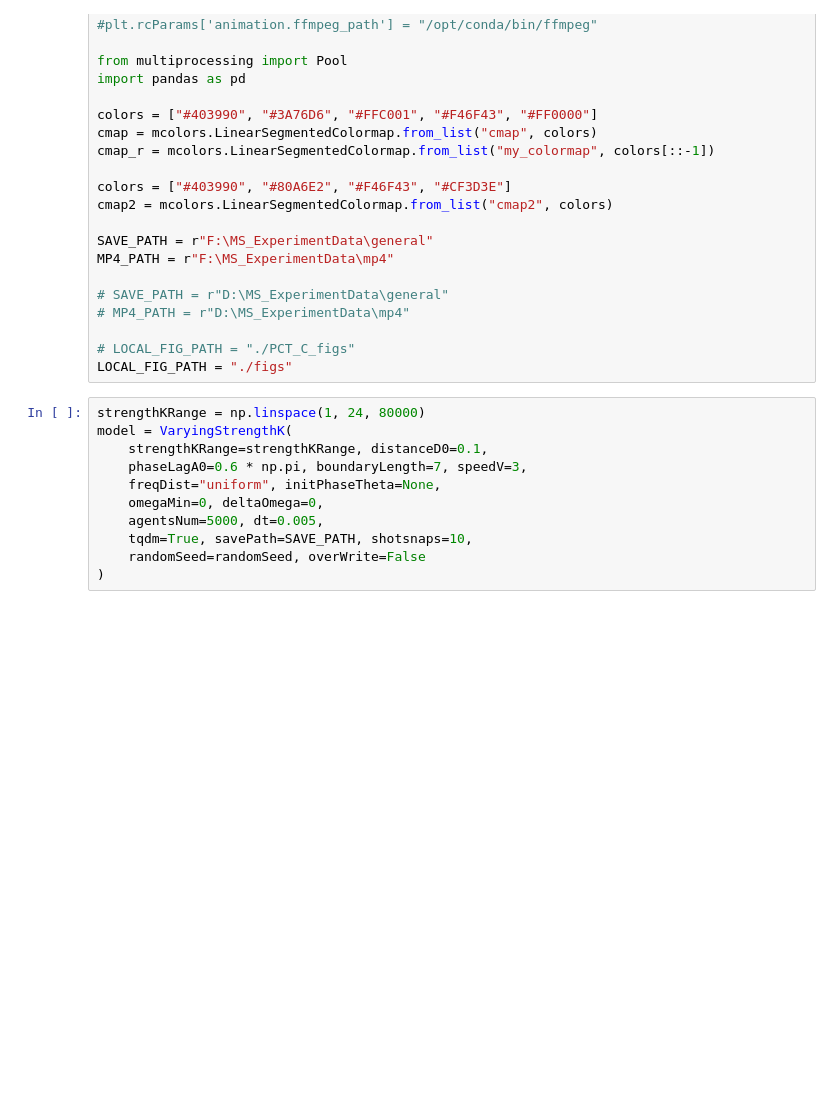
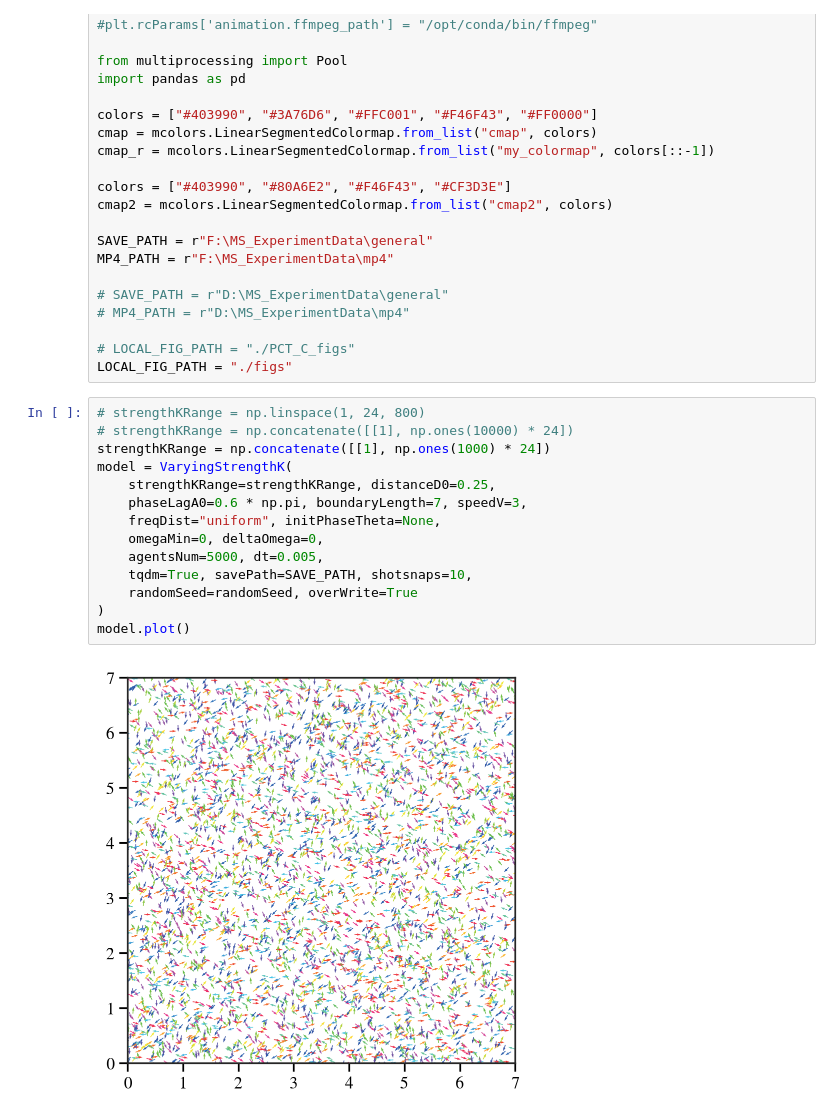
Before and after one commit to Than-Mark/Swarmalators-Experiment-Mobile, a Jupyter notebook: PJT_Lattice_Hyperuniformity/run.ipynb, the cells around one changed output. Cells and saved outputs as stored; diff of their text form; blank space fills up the shorter version.

```diff
--- a/PJT_Lattice_Hyperuniformity/run.ipynb
+++ b/PJT_Lattice_Hyperuniformity/run.ipynb
@@ -76,15 +76,20 @@ MP4_PATH = r"F:\MS_ExperimentData\mp4"
 # LOCAL_FIG_PATH = "./PCT_C_figs"
 LOCAL_FIG_PATH = "./figs"
 # %%
-strengthKRange = np.linspace(1, 24, 80000)
+# strengthKRange = np.linspace(1, 24, 800)
+# strengthKRange = np.concatenate([[1], np.ones(10000) * 24])
+strengthKRange = np.concatenate([[1], np.ones(1000) * 24])
 model = VaryingStrengthK(
-    strengthKRange=strengthKRange, distanceD0=0.1,
+    strengthKRange=strengthKRange, distanceD0=0.25,
     phaseLagA0=0.6 * np.pi, boundaryLength=7, speedV=3,
     freqDist="uniform", initPhaseTheta=None,
     omegaMin=0, deltaOmega=0,
     agentsNum=5000, dt=0.005,
     tqdm=True, savePath=SAVE_PATH, shotsnaps=10,
-    randomSeed=randomSeed, overWrite=False
+    randomSeed=randomSeed, overWrite=True
 )
+model.plot()
+# %% [output]
+[figure, added]
 # %%
 model.run()
```
Also changed, not shown: parts of 1 cell of this notebook, 2 other files.
